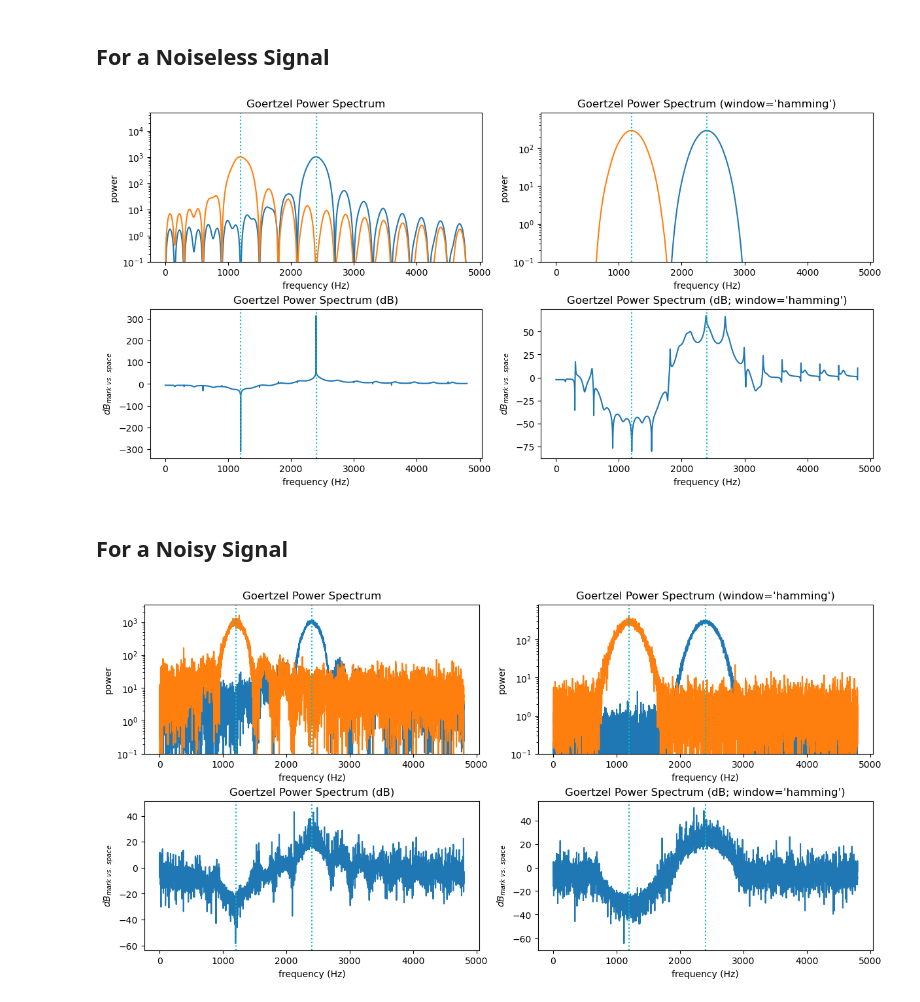
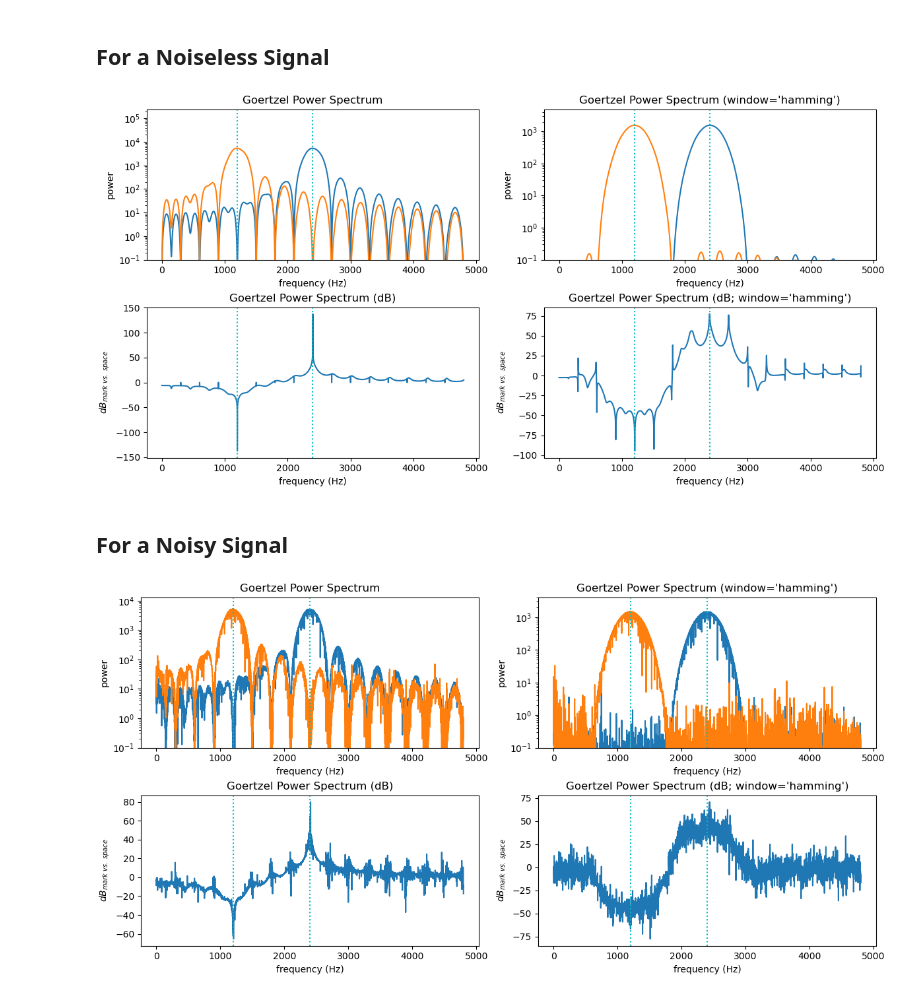
Before and after one commit to nausicaea/rootspace, a Jupyter notebook: contrib/goertzel/goertzel-noise-nausicaea-2025.ipynb, the cells around one changed output. Cells and saved outputs as stored; diff of their text form; code cells hidden in the pictures.

```diff
--- a/contrib/goertzel/goertzel-noise-nausicaea-2025.ipynb
+++ b/contrib/goertzel/goertzel-noise-nausicaea-2025.ipynb
@@ -41,7 +42,7 @@ def test_bin_integer_division(s: int):
 test_bin_integer_division()
 # %%
 def dB(p: float, p_0: float) -> float:
-    return 10 * math.log10(p / p_0)
+    return 10 * math.log10((p + 1e-10) / (p_0 + 1e-10))
 
 
 @dataclasses.dataclass(slots=True)
@@ -117,8 +118,7 @@ def hamming(window_size: int):
 def snr(s: numpy.ndarray, n: numpy.ndarray) -> float:
     p_s = numpy.mean(s**2)
     p_n = numpy.mean((2*n)**2)
-    snr_val = 10 * numpy.log10(p_s / p_n)
-    return snr_val
+    return 10 * numpy.log10(p_s / p_n)
 # %% [markdown]
 # Input Signal Implementation
 # %%
@@ -159,7 +159,7 @@ class Cnse(Signal):
         nse = numpy.random.randn(len_t)
         kernel = numpy.exp(-self.t / self.decay)
         cnse_val = numpy.convolve(nse, kernel)
-        return (self.scale * cnse_val)[:len_t]
+        return (self.scale * cnse_val / numpy.max(cnse_val))[:len_t]
 # %% [markdown]
 # Experimentation
 # %%
@@ -231,5 +231,7 @@ t = Time(spec.sample_rate, window=slice(samples_per_bit(spec.sample_rate, spec.m
 s = Sine(t, spec.mark_frequency).build()
 n = Cnse(t, scale=0.05, decay=0.05).build()
 print(f"SNR={snr(s, n)} dB")
-plot_spectrum(spec.sample_rate, t, (s + n) * numpy.hamming(len(t)))
+y = (s + n) * numpy.hamming(len(t))
+y /= numpy.max(numpy.abs(y))
+plot_spectrum(spec.sample_rate, t, y)
 # %% [output]
@@ -240,10 +242,9 @@ SNR=-3.1828342500930122 dB
 # %% [markdown]
 ## Visualization Code
 # %%
-def plot_power_spectrum(window: str, spec: Spec, t: numpy.ndarray, freqs: numpy.ndarray, signal_fun: Callable[[float, int], numpy.ndarray]):
+def plot_power_spectrum(window: str, spec: Spec, t: numpy.ndarray, freqs: numpy.ndarray, signals: list[numpy.ndarray]):
     window_size = len(t)
     vlines = [spec.mark_frequency, spec.space_frequency]
-    data = [signal_fun(t, f) for f in freqs]
     output = [goertzel(spec, d) for d in data]
     mark_power = numpy.array([o.mark.power() for o in output])
     space_power = numpy.array([o.space.power() for o in output])
@@ -301,20 +302,27 @@ def plot_power_spectrum(window: str, spec: Spec, t: numpy.ndarray, freqs: numpy.
 ## For a Noiseless Signal
 # %%
 spec = Spec.with_kcs()
-spec.sample_rate *= 2
+spec.sample_rate = 44100
 time = Time(spec.sample_rate, window=slice(samples_per_bit(spec.sample_rate, spec.mark_frequency, 8))).build()
 freqs = numpy.arange(1, 4800)
-plot_power_spectrum('hamming', spec, time, freqs, lambda t, f: Sine(t, f).build())
+data = [Sine(t, f).build() for f in freqs]
+plot_power_spectrum('hamming', spec, time, freqs, data)
 # %% [output]
-[figure, old version]
+[figure, new version]
 # %% [markdown]
 ## For a Noisy Signal
 # %%
 numpy.random.seed(0)
 spec = Spec.with_kcs()
-spec.sample_rate = 19200
+spec.sample_rate = 44100
 time = Time(spec.sample_rate, window=slice(samples_per_bit(spec.sample_rate, spec.mark_frequency, 8))).build()
 freqs = numpy.arange(1, 4800)
-plot_power_spectrum('hamming', spec, time, freqs, lambda t, f: Sine(t, f).build() + Cnse(t, scale=0.1, decay=0.05).build())
+def s(t: numpy.ndarray, f: int) -> numpy.ndarray:
+    y = Sine(t, f).build() + Cnse(t, scale=0.05, decay=0.05).build()
+    y /= numpy.max(numpy.abs(y))
+    return y
+
+data = [s(time, f) for f in freqs]
+plot_power_spectrum('hamming', spec, time, freqs, data)
 # %% [output]
-[figure, old version]
+[figure, new version]
```
Also changed, not shown: parts of 3 cells of this notebook, 1 other file.
